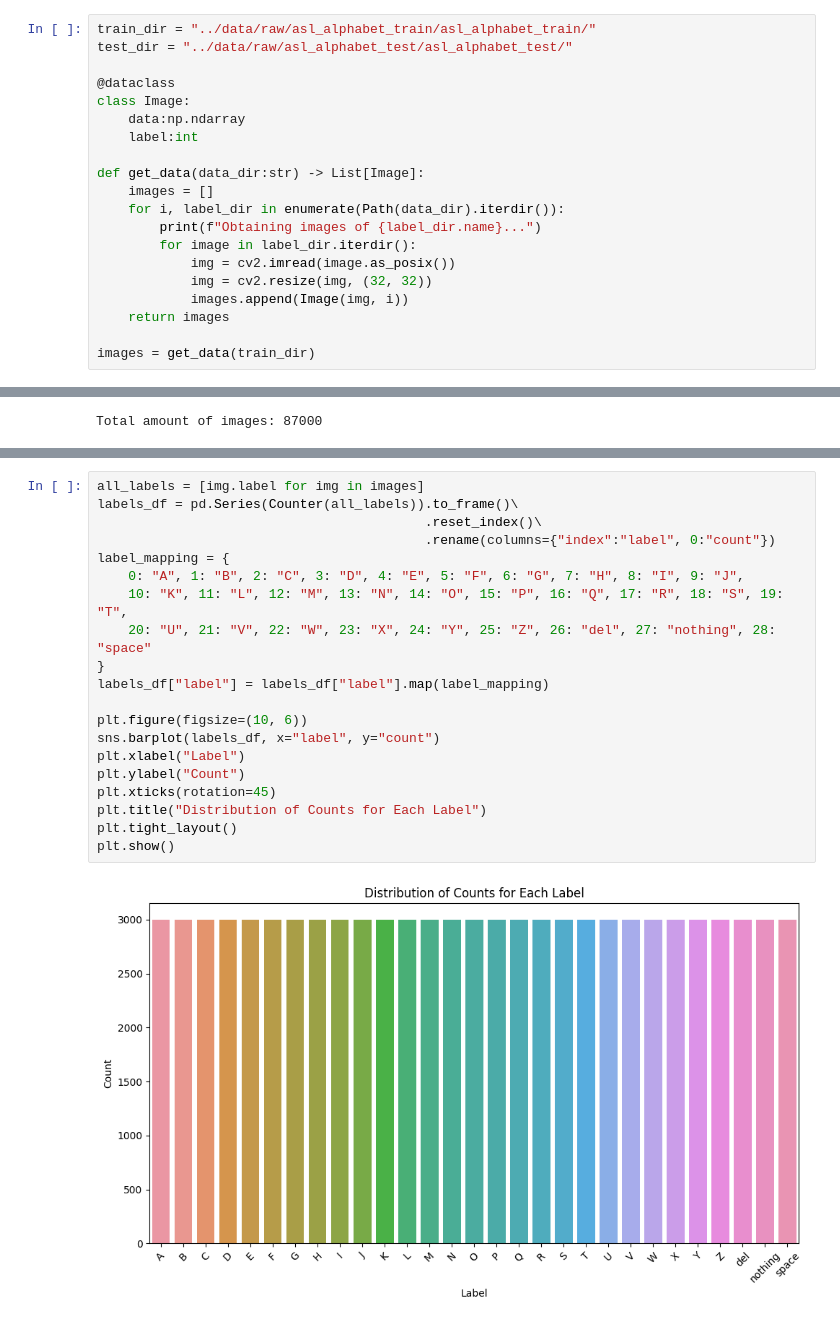
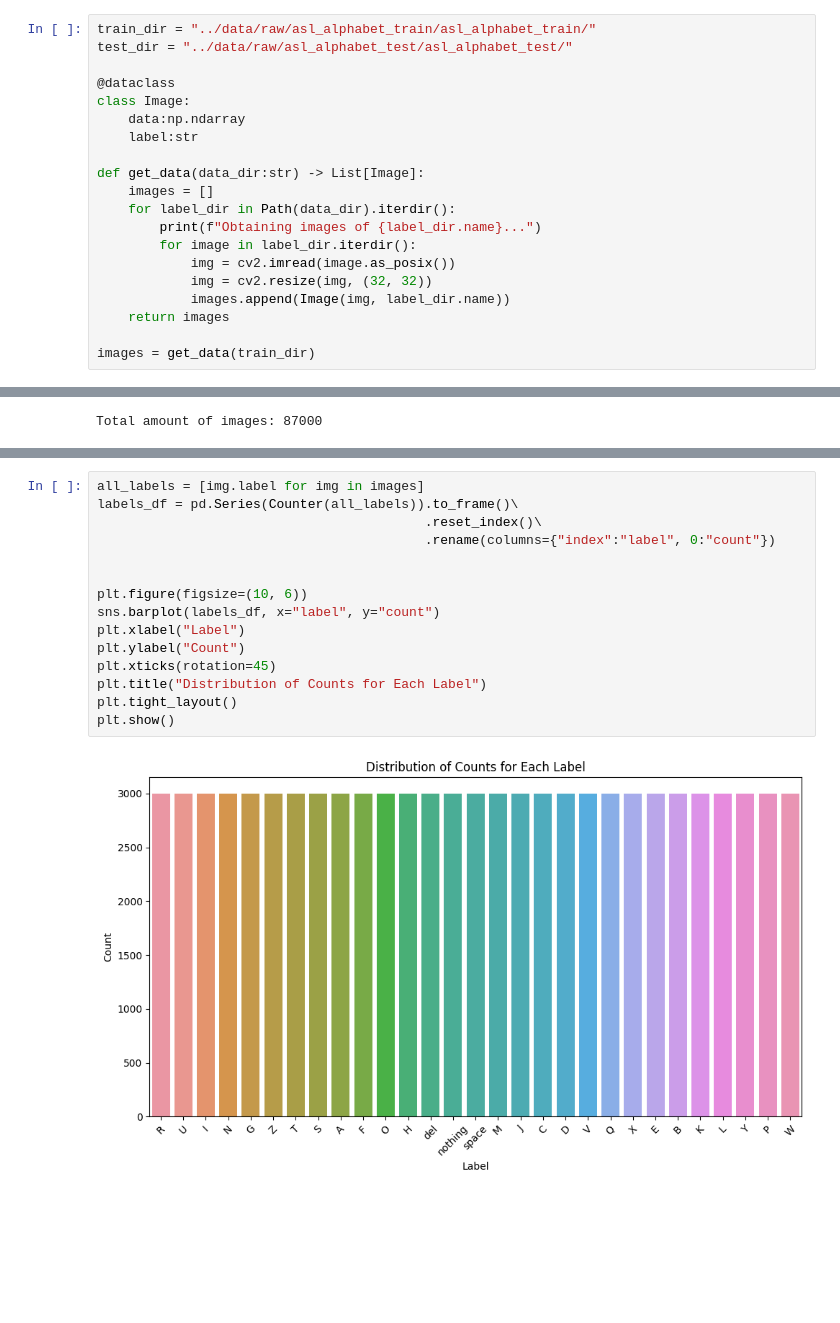
Before and after one commit to eric-sclafani/asl_detection, a Jupyter notebook: notebooks/01-es-initial-data-exploration.ipynb, the cells around one changed output, grey strips where cells are left out. Saved outputs shown, nothing was run; the diff lists cells and outputs as text; blank space fills up the shorter version.

```diff
--- a/notebooks/01-es-initial-data-exploration.ipynb
+++ b/notebooks/01-es-initial-data-exploration.ipynb
@@ -20,16 +20,16 @@ test_dir = "../data/raw/asl_alphabet_test/asl_alphabet_test/"
 @dataclass
 class Image:
     data:np.ndarray
-    label:int
+    label:str
 
 def get_data(data_dir:str) -> List[Image]:
     images = []
-    for i, label_dir in enumerate(Path(data_dir).iterdir()):
+    for label_dir in Path(data_dir).iterdir():
         print(f"Obtaining images of {label_dir.name}...")
         for image in label_dir.iterdir():
             img = cv2.imread(image.as_posix())
             img = cv2.resize(img, (32, 32))
-            images.append(Image(img, i))
+            images.append(Image(img, label_dir.name))
     return images
 
 images = get_data(train_dir)
@@ -60,23 +63,18 @@ Total amount of images: 87000
 # %%
 all_labels = [img.label for img in images]
 labels_df = pd.Series(Counter(all_labels)).to_frame()\
                                           .reset_index()\
                                           .rename(columns={"index":"label", 0:"count"})
-label_mapping = {
-    0: "A", 1: "B", 2: "C", 3: "D", 4: "E", 5: "F", 6: "G", 7: "H", 8: "I", 9: "J",
-    10: "K", 11: "L", 12: "M", 13: "N", 14: "O", 15: "P", 16: "Q", 17: "R", 18: "S", 19: "T",
-    20: "U", 21: "V", 22: "W", 23: "X", 24: "Y", 25: "Z", 26: "del", 27: "nothing", 28: "space"
-}
-labels_df["label"] = labels_df["label"].map(label_mapping)
+
 
 plt.figure(figsize=(10, 6))
 sns.barplot(labels_df, x="label", y="count")
 plt.xlabel("Label")
 plt.ylabel("Count")
 plt.xticks(rotation=45)
 plt.title("Distribution of Counts for Each Label")
 plt.tight_layout()
 plt.show()
 # %% [output]
-[figure, old version]
+[figure, new version]
 # %% [markdown]
```
Also changed, not shown: parts of 3 cells of this notebook, 1 other file.
